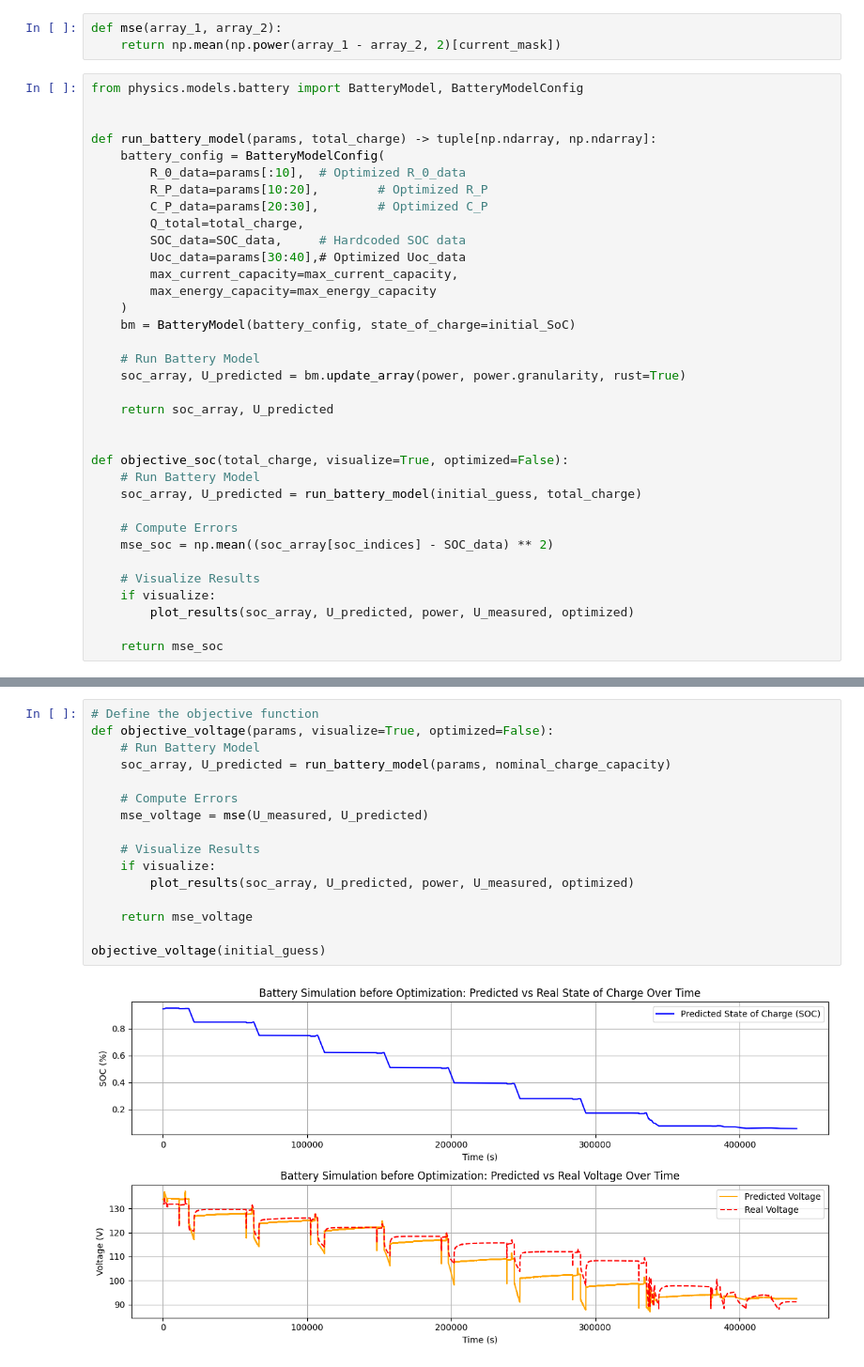
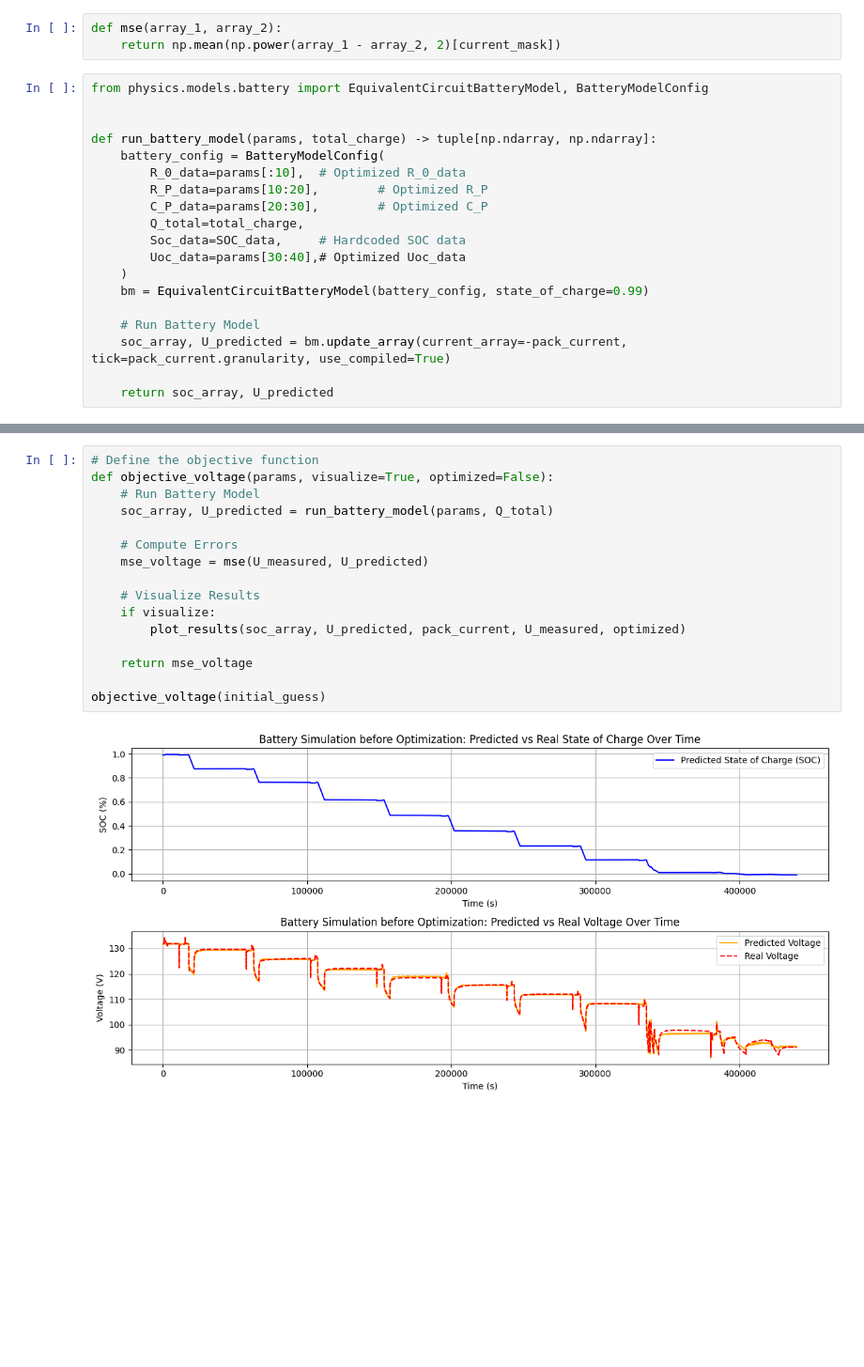
Before and after one commit to UBC-Solar/data_analysis, a Jupyter notebook: parameter_extraction/extract_hppc_full.ipynb, the cells around one changed output, grey strips where cells are left out. Shown at 94% size. Drawn from its saved outputs; the diff is of its cells as text; blank space fills up the shorter version.

```diff
--- a/parameter_extraction/extract_hppc_full.ipynb
+++ b/parameter_extraction/extract_hppc_full.ipynb
@@ -159,7 +149,7 @@ def plot_results(soc_array, voltage_array, power, U_measured, optimize):
 def mse(array_1, array_2):
     return np.mean(np.power(array_1 - array_2, 2)[current_mask])
 # %%
-from physics.models.battery import BatteryModel, BatteryModelConfig
+from physics.models.battery import EquivalentCircuitBatteryModel, BatteryModelConfig
 
 
 def run_battery_model(params, total_charge) -> tuple[np.ndarray, np.ndarray]:
@@ -168,28 +158,12 @@ def run_battery_model(params, total_charge) -> tuple[np.ndarray, np.ndarray]:
         R_P_data=params[10:20],        # Optimized R_P
         C_P_data=params[20:30],        # Optimized C_P
         Q_total=total_charge,
-        SOC_data=SOC_data,     # Hardcoded SOC data
+        Soc_data=SOC_data,     # Hardcoded SOC data
         Uoc_data=params[30:40],# Optimized Uoc_data
-        max_current_capacity=max_current_capacity,
-        max_energy_capacity=max_energy_capacity
     )
-    bm = BatteryModel(battery_config, state_of_charge=initial_SoC)
+    bm = EquivalentCircuitBatteryModel(battery_config, state_of_charge=0.99)
 
     # Run Battery Model
-    soc_array, U_predicted = bm.update_array(power, power.granularity, rust=True)
+    soc_array, U_predicted = bm.update_array(current_array=-pack_current, tick=pack_current.granularity, use_compiled=True)
 
     return soc_array, U_predicted
-
-
-def objective_soc(total_charge, visualize=True, optimized=False):
-    # Run Battery Model
-    soc_array, U_predicted = run_battery_model(initial_guess, total_charge)
-
-    # Compute Errors
-    mse_soc = np.mean((soc_array[soc_indices] - SOC_data) ** 2)
-
-    # Visualize Results
-    if visualize:
-        plot_results(soc_array, U_predicted, power, U_measured, optimized)
-
-    return mse_soc
@@ -223,18 +170,18 @@ nominal_charge_capacity = result.x
 # %%
 # Define the objective function
 def objective_voltage(params, visualize=True, optimized=False):
     # Run Battery Model
-    soc_array, U_predicted = run_battery_model(params, nominal_charge_capacity)
+    soc_array, U_predicted = run_battery_model(params, Q_total)
 
     # Compute Errors
     mse_voltage = mse(U_measured, U_predicted)
 
     # Visualize Results
     if visualize:
-        plot_results(soc_array, U_predicted, power, U_measured, optimized)
+        plot_results(soc_array, U_predicted, pack_current, U_measured, optimized)
 
     return mse_voltage
 
 objective_voltage(initial_guess)
 # %% [output]
-[figure, old version]
+[figure, new version]
```
Also changed, not shown: parts of 21 cells of this notebook, 3 other files.
